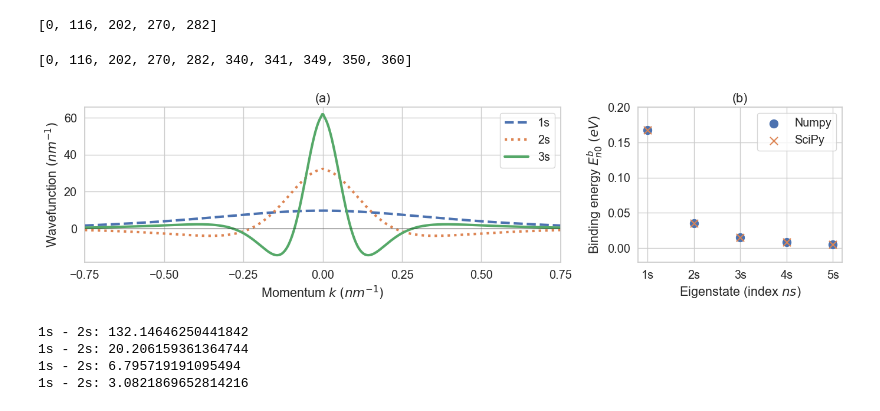
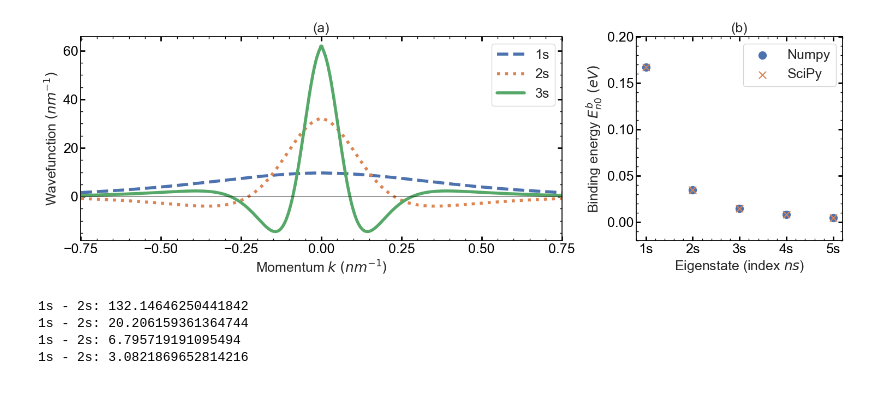
Before and after one commit to pmbraga/perovskite_excitons_mphil, a Jupyter notebook: excitonic_states/binding_energy.ipynb, the cells around one changed output. Drawn from its saved outputs; the diff is of its cells as text; code cells hidden in the pictures.

Commit message:
aesthetic changes to plot

```diff
--- a/excitonic_states/binding_energy.ipynb
+++ b/excitonic_states/binding_energy.ipynb
@@ -11,7 +12,20 @@ custom_font = fm.FontProperties(fname=font_path)
 plt.rcParams["font.family"] = custom_font.get_name()
 sn.set(font=custom_font.get_name())
 
-sn.set_theme(context='notebook', style='whitegrid', palette='deep', font_scale=1.3, color_codes=True, rc=None)
+base = {
+    "axes.facecolor": "white",
+    "axes.edgecolor": "black",
+    "xtick.direction": "in",
+    "ytick.direction": "in",
+    "xtick.color": "black",
+    "ytick.color": "black",
+    "xtick.bottom": True,
+    "xtick.top": True,
+    "ytick.left": True,
+    "ytick.right": True,
+}
+
+sn.set_theme(context='notebook', style=base, palette='deep', color_codes=True, rc=None)
 # %%
 # --- global variables --- #
 
@@ -126,48 +140,58 @@ s5 = int(indexes[4])
 levels = [s1, s2, s3, s4, s5]
 levels_10 = [s1, s2, s3, s4,s5,int(indexes[5]),int(indexes[6]),int(indexes[7]),int(indexes[8]),int(indexes[9])]
 eig_levels = [(-1)* eigenvalues[s1],(-1)*  eigenvalues[s2],(-1)*  eigenvalues[s3],(-1)*  eigenvalues[s4],(-1)*  eigenvalues[s5]]
-# %%
-levels
-# %% [output]
-[0, 116, 202, 270, 282]
-# %%
-levels_10
-# %% [output]
-[0, 116, 202, 270, 282, 340, 341, 349, 350, 360]
 # %%
 plot_x = np.concatenate((np.flip((-1) * k_vals), k_vals))
 
-fig, axes = plt.subplots(1, 2, figsize=(14, 4), gridspec_kw={'width_ratios': [14, 6]})
+fig, axes = plt.subplots(1, 2, figsize=(15, 5), gridspec_kw={'width_ratios': [14, 6]})
 
 # --- numpy eigenvalues function --- #
 
-axes[0].plot(plot_x, np.concatenate((np.flip(norm_eigenvectors[:, s1]), norm_eigenvectors[:, s1])), label=f'1s', linewidth=3, linestyle='--')
-axes[0].plot(plot_x, np.concatenate((np.flip(norm_eigenvectors[:, s2]), norm_eigenvectors[:, s2])), label=f'2s', linewidth=3, linestyle=':')
-axes[0].plot(plot_x, np.concatenate((np.flip(norm_eigenvectors[:, s3]), norm_eigenvectors[:, s3])), label=f'3s', linewidth=3)
+axes[0].plot(plot_x, np.concatenate((np.flip(norm_eigenvectors[:, s1]), norm_eigenvectors[:, s1])), label=f'1s', linewidth=4, linestyle='--')
+axes[0].plot(plot_x, np.concatenate((np.flip(norm_eigenvectors[:, s2]), norm_eigenvectors[:, s2])), label=f'2s', linewidth=4, linestyle=':')
+axes[0].plot(plot_x, np.concatenate((np.flip(norm_eigenvectors[:, s3]), norm_eigenvectors[:, s3])), label=f'3s', linewidth=4)
 #axes[0].plot(plot_x, np.concatenate((np.flip(norm_eigenvectors[:, s4]), norm_eigenvectors[:, s4])), label=f'4s', linewidth=3)
 #axes[0].plot(plot_x, np.concatenate((np.flip(norm_eigenvectors[:, s5]), norm_eigenvectors[:, s5])), label=f'5s', linewidth=3)
 axes[0].plot(plot_x, np.zeros(len(plot_x)), c='black', linewidth=0.5)
 axes[0].set_xticks([-0.75, -0.5, -0.25, 0, 0.25, 0.5, 0.75])
 
-axes[0].set_xlabel('Momentum $k$ $(nm^{-1})$')
+axes[0].set_xlabel('Momentum $k$ $(nm^{-1})$', fontsize=18)
 axes[0].set_xlim(-.75, .75)
-axes[0].set_ylabel('Wavefunction $(nm^{-1})$')
-axes[0].set_title('(a)')
-axes[0].legend(loc='upper right')
+axes[0].set_ylabel('Wavefunction $(nm^{-1})$', fontsize=18)
+axes[0].set_title('(a)', fontsize=18)
+axes[0].legend(loc='upper right', fontsize=18)
+
+axes[0].tick_params(axis="both", labelsize=18)
+axes[0].tick_params(axis="both", which="major", direction="in", length=6, width=2)
+axes[0].tick_params(axis="both", which="minor", direction="in", length=3, width=1.0)
+
+axes[0].xaxis.set_major_locator(ticker.MultipleLocator(0.25))
+axes[0].xaxis.set_minor_locator(ticker.MultipleLocator(0.05))
+axes[0].yaxis.set_major_locator(ticker.MultipleLocator(20))
+axes[0].yaxis.set_minor_locator(ticker.MultipleLocator(5))
 
 axes[1].scatter(['1s', '2s' , '3s' , '4s', '5s'], eig_levels, s =100, label='Numpy')
 axes[1].scatter(['1s', '2s' , '3s' , '4s', '5s'], eig_levels, s=90, label='SciPy', marker='x')
 axes[1].set_ylim(-.02, .2)
-axes[1].set_xlabel('Eigenstate (index $ns$)')
-axes[1].set_ylabel('Binding energy $E_{n0}^b$ $(eV)$')
-axes[1].set_title('(b)')
+axes[1].set_xlabel('Eigenstate (index $ns$)', fontsize=18)
+axes[1].set_ylabel('Binding energy $E_{n0}^b$ $(eV)$', fontsize=18)
+axes[1].set_title('(b)', fontsize=18)
 
-axes[1].legend()
+axes[1].tick_params(axis="both", labelsize=18)
+axes[1].tick_params(axis="both", which="major", direction="in", length=6, width=2)
+axes[1].tick_params(axis="both", which="minor", direction="in", length=3, width=1.0)
+
+axes[1].xaxis.set_major_locator(ticker.MultipleLocator(1))
+axes[1].xaxis.set_minor_locator(ticker.MultipleLocator(0.2))
+axes[1].yaxis.set_major_locator(ticker.MultipleLocator(0.05))
+axes[1].yaxis.set_minor_locator(ticker.MultipleLocator(0.01))
+
+axes[1].legend(fontsize=18)
 
 plt.tight_layout()
-plt.savefig('eigen_results.pdf', dpi=600)
+plt.savefig('eigen_results.pdf', dpi=800)
 # %% [output]
-[figure, old version]
+[figure, new version]
 # %%
 print(f"1s - 2s: {(eig_levels[0] - eig_levels[1])*1000}")
 print(f"1s - 2s: {(eig_levels[1] - eig_levels[2])*1000}")
```
Also changed, not shown: parts of 2 cells of this notebook.
